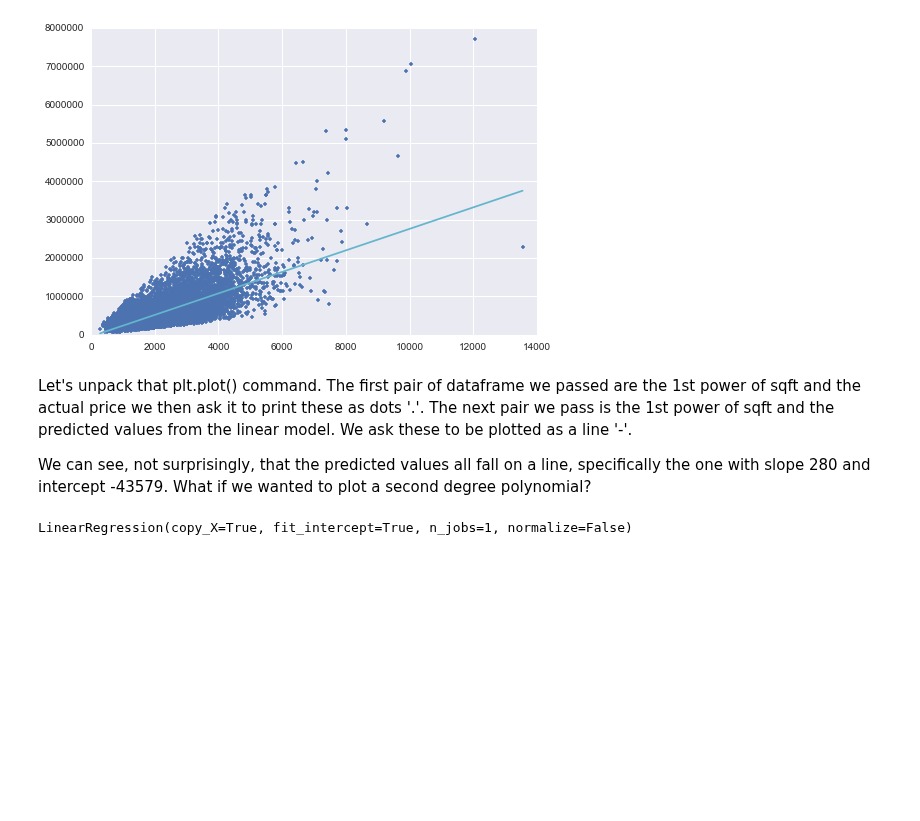
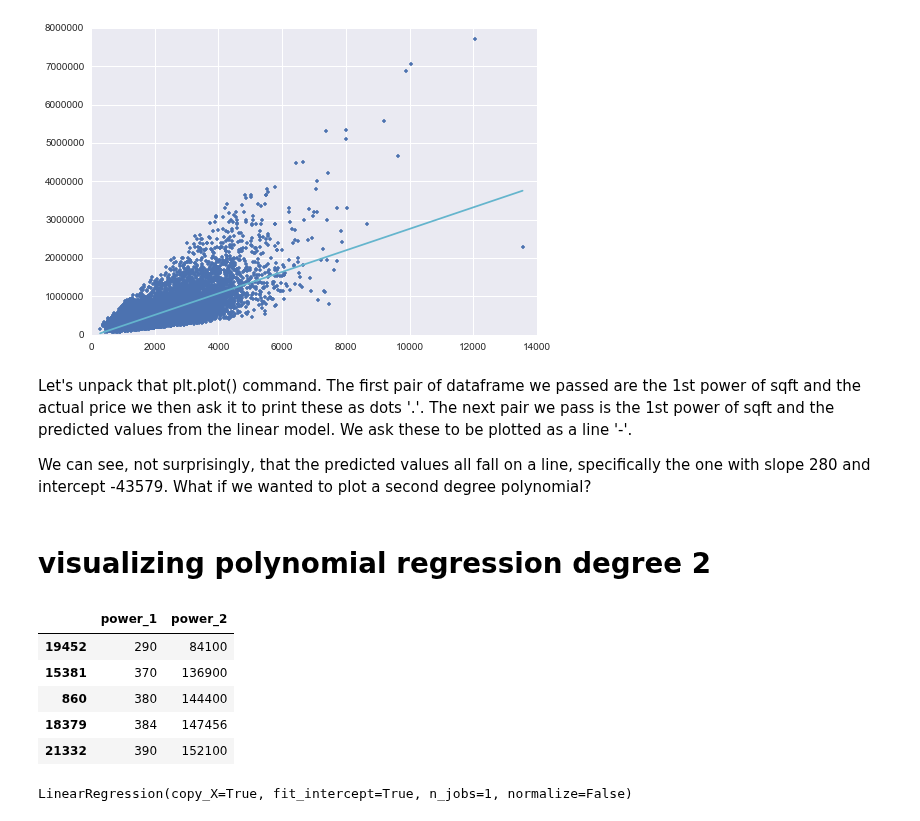
Before and after one commit to benjaminsw/regression, a Jupyter notebook: kc_house/Polynomial Regression.ipynb, the cells around one changed output. Saved outputs shown, nothing was run; the diff lists cells and outputs as text; code cells hidden in the pictures; blank space fills up the shorter version.

```diff
--- a/kc_house/Polynomial Regression.ipynb
+++ b/kc_house/Polynomial Regression.ipynb
@@ -170,4 +170,16 @@ plt.plot(poly1_data['power_1'],poly1_data['price'],'b.',
 Let's unpack that plt.plot() command. The first pair of dataframe we passed are the 1st power of sqft and the actual price we then ask it to print these as dots '.'. The next pair we pass is the 1st power of sqft and the predicted values from the linear model. We ask these to be plotted as a line '-'.
 
 We can see, not surprisingly, that the predicted values all fall on a line, specifically the one with slope 280 and intercept -43579. What if we wanted to plot a second degree polynomial?
+# %% [markdown]
+# visualizing polynomial regression degree 2
+# %%
+poly2_data = polynomial_dataframe(pd.DataFrame(data["sqft_living"]), 2)
+poly2_data.head()
+# %% [output]
+|  | power_1 | power_2 |
+| 19452 | 290 | 84100 |
+| 15381 | 370 | 136900 |
+| 860 | 380 | 144400 |
+| 18379 | 384 | 147456 |
+| 21332 | 390 | 152100 |
 # %%
```
Also changed, not shown: parts of 10 cells of this notebook.
